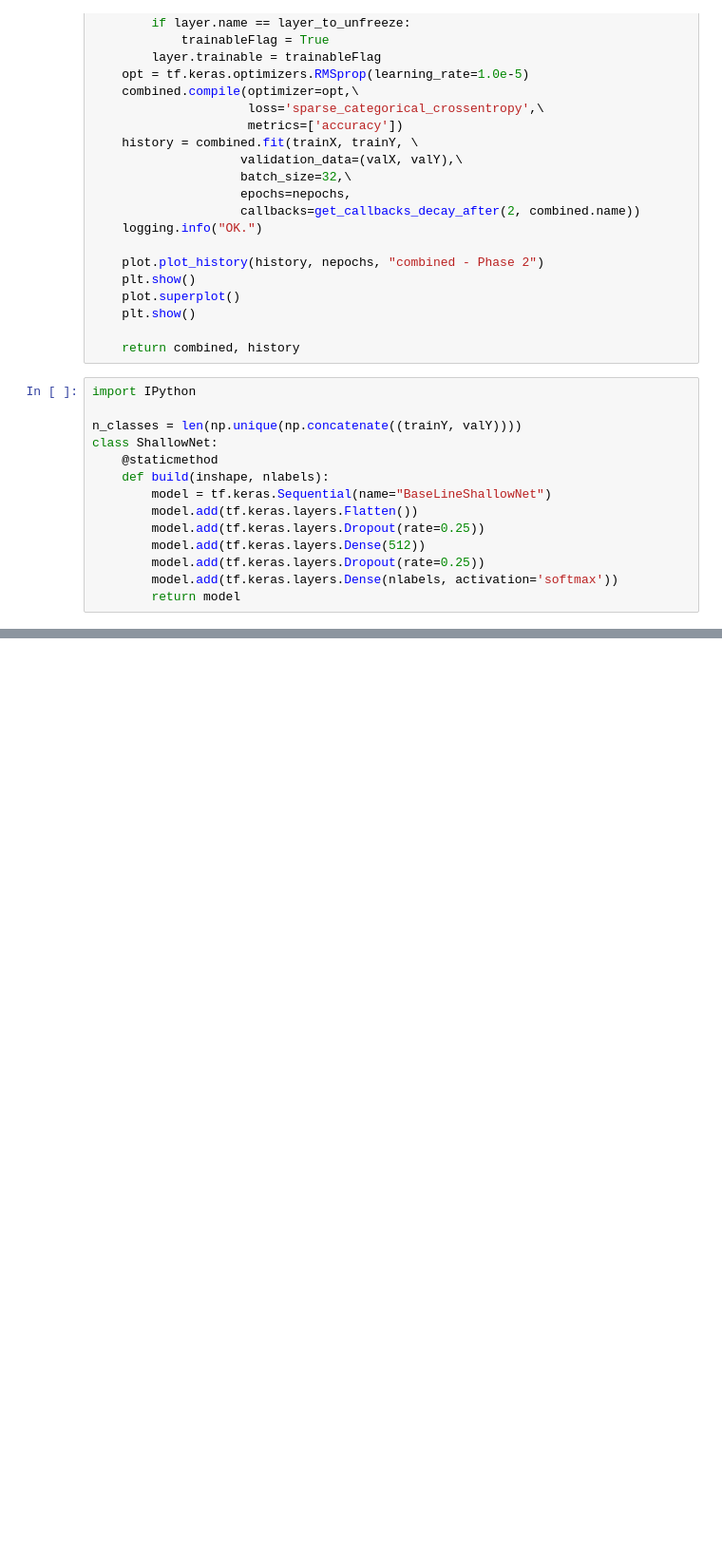
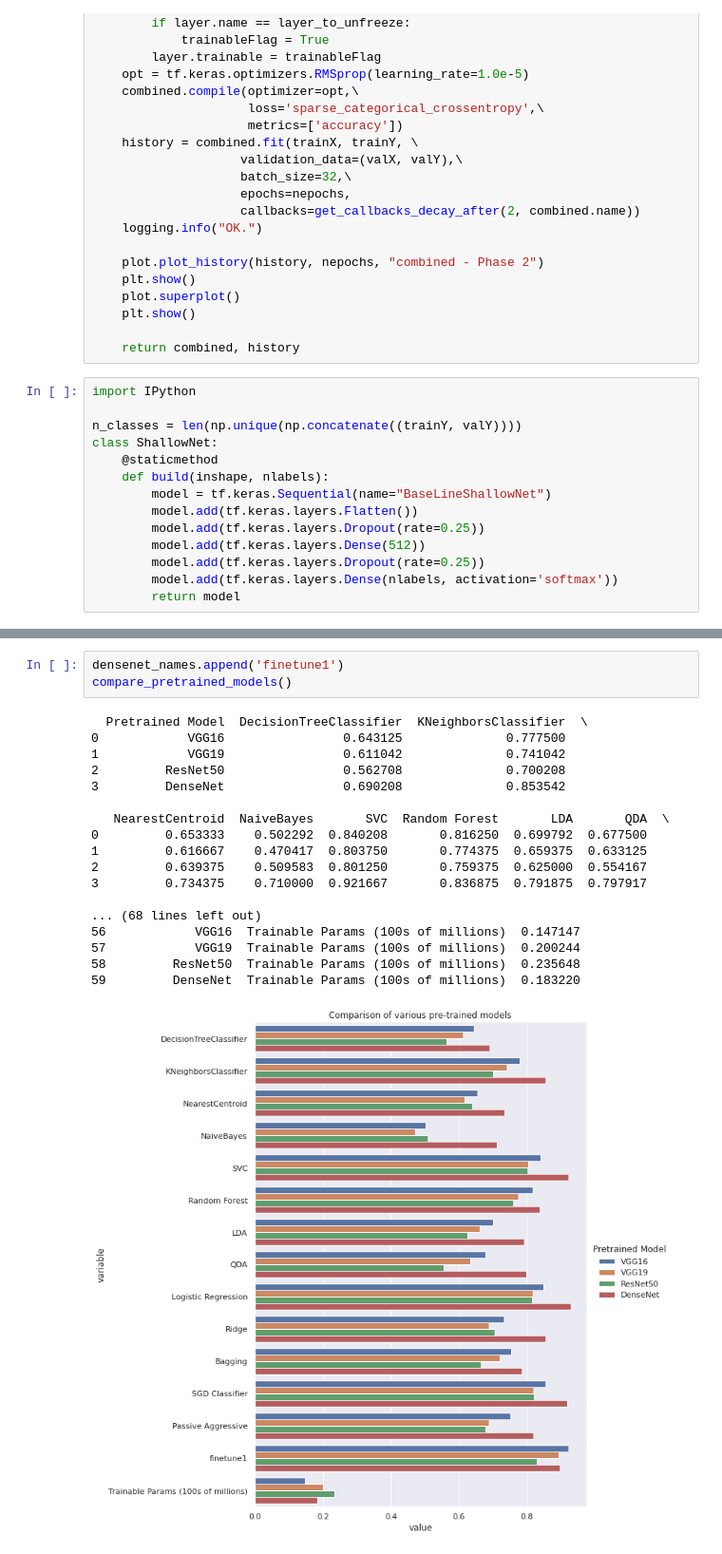
Before and after one commit to rajbircit/assignments, a Jupyter notebook: dl_a2/pretrained.ipynb, the cells around one changed output, grey strips where cells are left out. Shown at 95% size. Drawn from its saved outputs; the diff is of its cells as text; blank space fills up the shorter version.

```diff
--- a/dl_a2/pretrained.ipynb
+++ b/dl_a2/pretrained.ipynb
@@ -813,0 +923,22 @@ None
+# %%
+densenet_names.append('finetune1')
+compare_pretrained_models()
+# %% [output]
+  Pretrained Model  DecisionTreeClassifier  KNeighborsClassifier  \
+0            VGG16                0.643125              0.777500
+1            VGG19                0.611042              0.741042
+2         ResNet50                0.562708              0.700208
+3         DenseNet                0.690208              0.853542
+
+   NearestCentroid  NaiveBayes       SVC  Random Forest       LDA       QDA  \
+0         0.653333    0.502292  0.840208       0.816250  0.699792  0.677500
+1         0.616667    0.470417  0.803750       0.774375  0.659375  0.633125
+2         0.639375    0.509583  0.801250       0.759375  0.625000  0.554167
+3         0.734375    0.710000  0.921667       0.836875  0.791875  0.797917
+
+... (68 lines left out)
+56            VGG16  Trainable Params (100s of millions)  0.147147
+57            VGG19  Trainable Params (100s of millions)  0.200244
+58         ResNet50  Trainable Params (100s of millions)  0.235648
+59         DenseNet  Trainable Params (100s of millions)  0.183220
+[figure, added]
```
Also changed, not shown: parts of 18 cells of this notebook.
